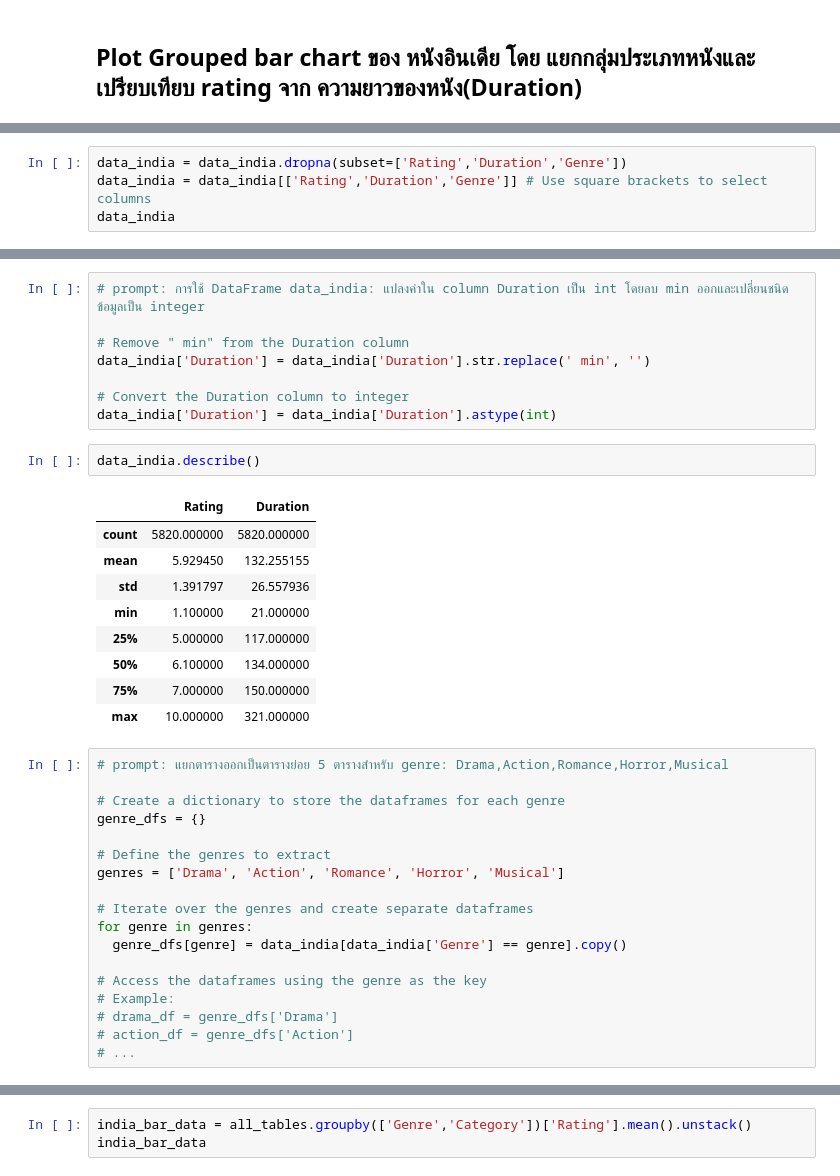
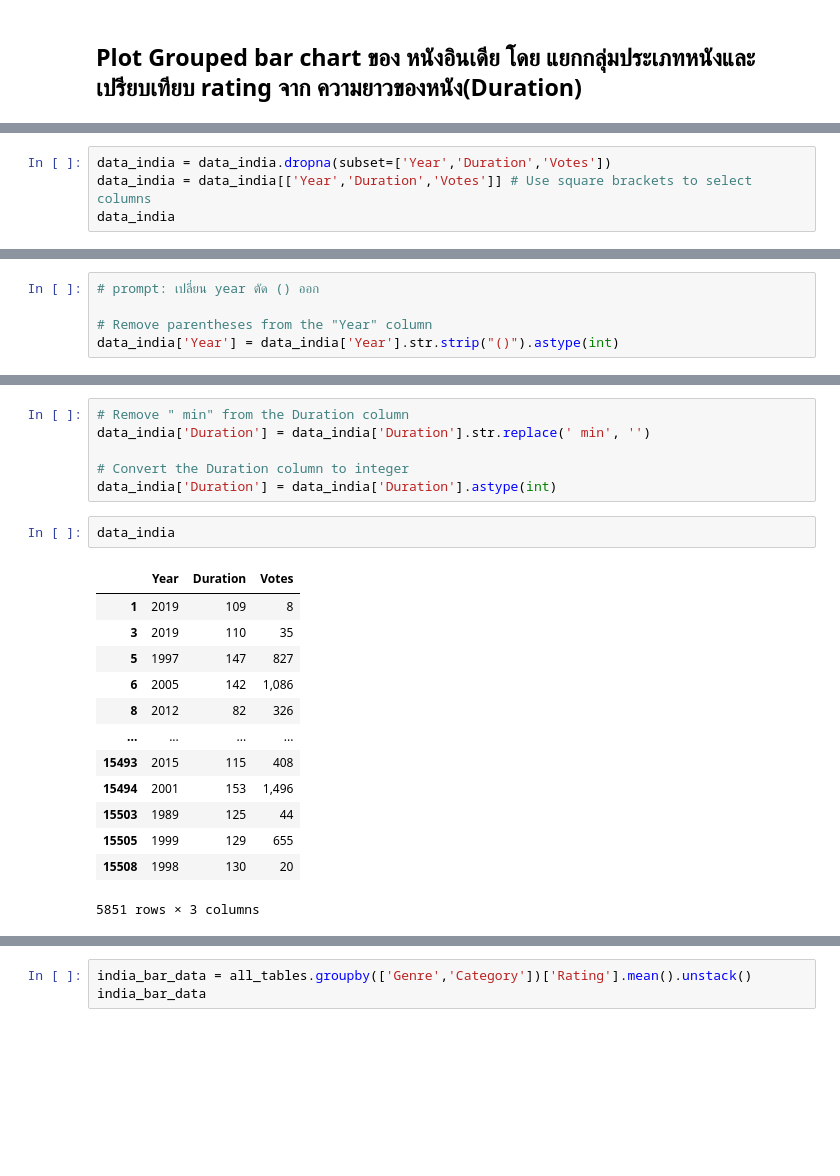
Before and after one commit to Natthaphatz007/Python_dataviz2024, a Jupyter notebook: Visualize_Data_Comparison.ipynb, the cells around one changed output, grey strips where cells are left out. Drawn from its saved outputs; the diff is of its cells as text; blank space fills up the shorter version.

```diff
--- a/Visualize_Data_Comparison.ipynb
+++ b/Visualize_Data_Comparison.ipynb
@@ -340,7 +345,7 @@ data_india.head()
 | 3 | #Yaaram | (2019) | 110 min | Comedy, Romance | 4.4 | 35 | Ovais Khan | Prateik | Ishita Raj | Siddhant Kapoor |
 | 4 | ...And Once Again | (2010) | 105 min | Drama | NaN | NaN | Amol Palekar | Rajat Kapoor | Rituparna Sengupta | Antara Mali |
 # %%
-data_india = data_india.dropna(subset=['Rating','Duration','Genre'])
-data_india = data_india[['Rating','Duration','Genre']] # Use square brackets to select columns
+data_india = data_india.dropna(subset=['Year','Duration','Votes'])
+data_india = data_india[['Year','Duration','Votes']] # Use square brackets to select columns
 data_india
 # %% [output]
@@ -359,0 +381,5 @@ data_india
+# %%
+# prompt: เปลี่ยน year ตัด () ออก
+
+# Remove parentheses from the "Year" column
+data_india['Year'] = data_india['Year'].str.strip("()").astype(int)
@@ -360,38 +402,22 @@ data_india
 # %%
-# prompt: การใช้ DataFrame data_india: แปลงค่าใน column Duration เป็น int โดยลบ min ออกและเปลี่ยนชนิดข้อมูลเป็น integer
-
 # Remove " min" from the Duration column
 data_india['Duration'] = data_india['Duration'].str.replace(' min', '')
 
 # Convert the Duration column to integer
 data_india['Duration'] = data_india['Duration'].astype(int)
 # %%
-data_india.describe()
+data_india
 # %% [output]
-|  | Rating | Duration |
-| count | 5820.000000 | 5820.000000 |
-| mean | 5.929450 | 132.255155 |
-| std | 1.391797 | 26.557936 |
-| min | 1.100000 | 21.000000 |
-| 25% | 5.000000 | 117.000000 |
-| 50% | 6.100000 | 134.000000 |
-| 75% | 7.000000 | 150.000000 |
-| max | 10.000000 | 321.000000 |
+|  | Year | Duration | Votes |
+| 1 | 2019 | 109 | 8 |
+| 3 | 2019 | 110 | 35 |
+| 5 | 1997 | 147 | 827 |
+| 6 | 2005 | 142 | 1,086 |
+| 8 | 2012 | 82 | 326 |
+| ... | ... | ... | ... |
+| 15493 | 2015 | 115 | 408 |
+| 15494 | 2001 | 153 | 1,496 |
+| 15503 | 1989 | 125 | 44 |
+| 15505 | 1999 | 129 | 655 |
+| 15508 | 1998 | 130 | 20 |
+5851 rows × 3 columns
-# %%
-# prompt: แยกตารางออกเป็นตารางย่อย 5 ตารางสำหรับ genre: Drama,Action,Romance,Horror,Musical
-
-# Create a dictionary to store the dataframes for each genre
-genre_dfs = {}
-
-# Define the genres to extract
-genres = ['Drama', 'Action', 'Romance', 'Horror', 'Musical']
-
-# Iterate over the genres and create separate dataframes
-for genre in genres:
-  genre_dfs[genre] = data_india[data_india['Genre'] == genre].copy()
-
-# Access the dataframes using the genre as the key
-# Example:
-# drama_df = genre_dfs['Drama']
-# action_df = genre_dfs['Action']
-# ...
```
Also changed, not shown: parts of 67 cells of this notebook.
